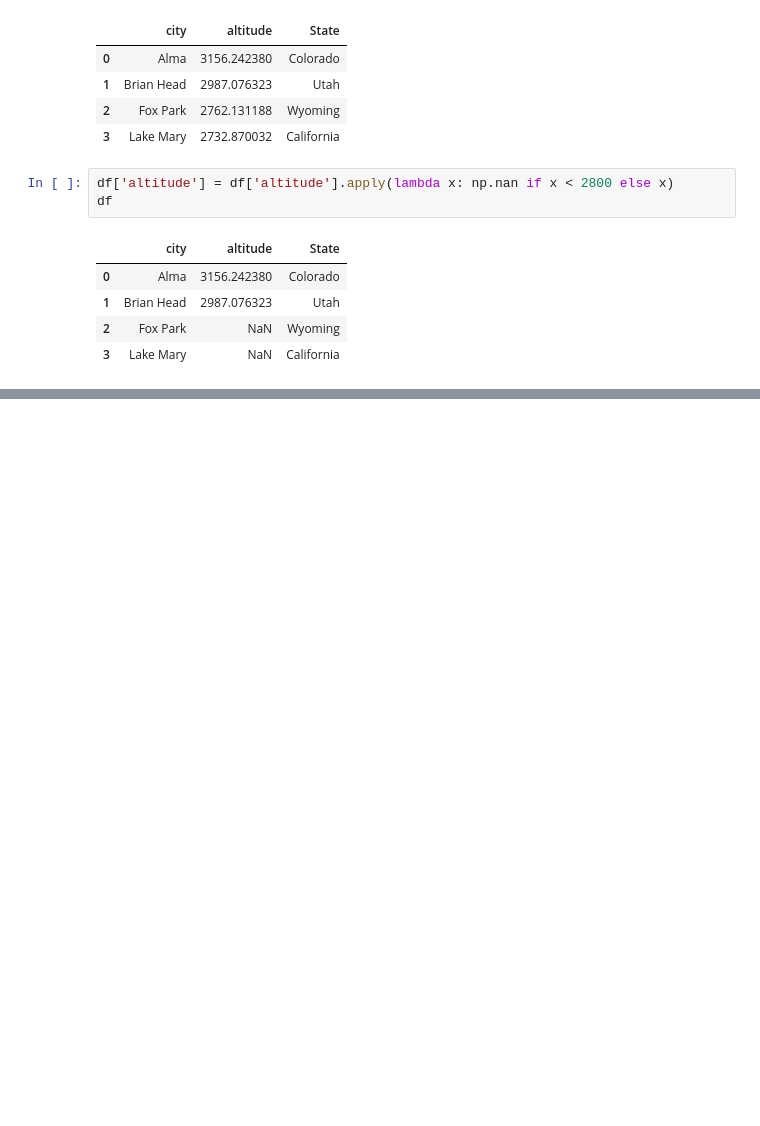
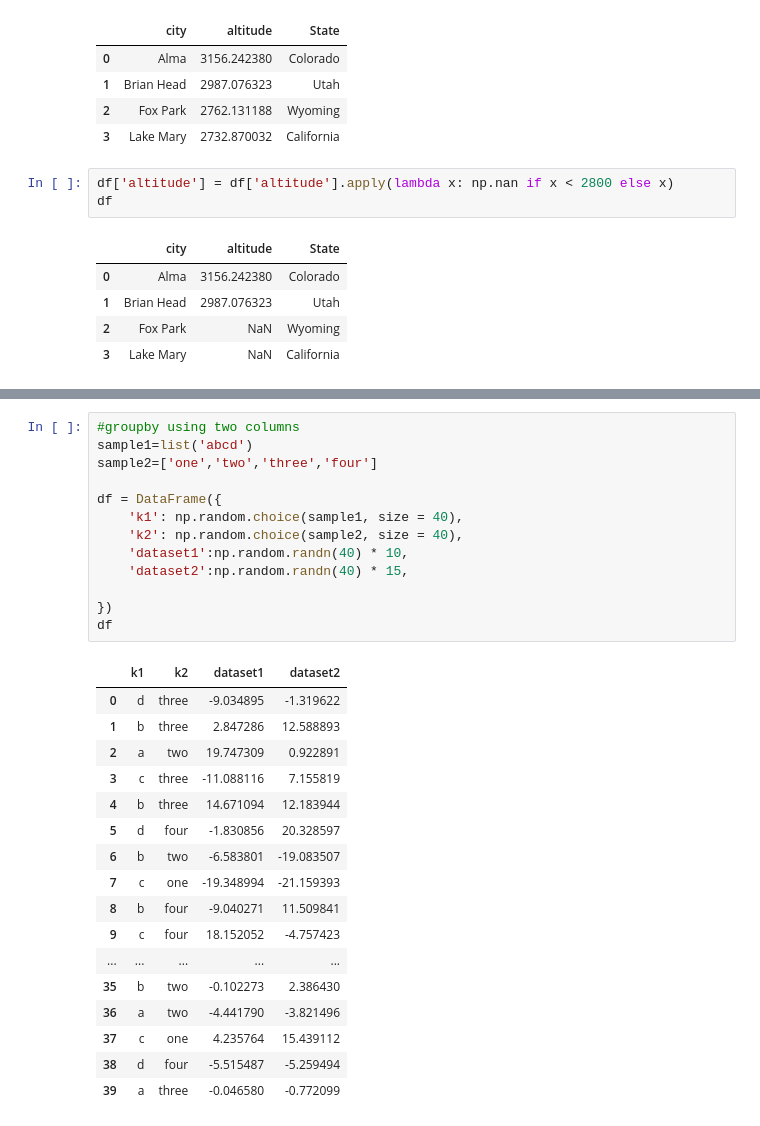
Before and after one commit to jacobsheehan728/CIS310, a Jupyter notebook: wk13/py_pandas_functions.ipynb, the cells around one changed output, grey strips where cells are left out. Drawn from its saved outputs; the diff is of its cells as text; blank space fills up the shorter version.

Commit message:
wk14: data analysis

```diff
--- a/wk13/py_pandas_functions.ipynb
+++ b/wk13/py_pandas_functions.ipynb
@@ -69,0 +257,31 @@ df
+# %%
+#groupby using two columns
+sample1=list('abcd')
+sample2=['one','two','three','four']
+
+df = DataFrame({
+    'k1': np.random.choice(sample1, size = 40),
+    'k2': np.random.choice(sample2, size = 40),
+    'dataset1':np.random.randn(40) * 10,
+    'dataset2':np.random.randn(40) * 15,
+
+})
+df
+# %% [output]
+|  | k1 | k2 | dataset1 | dataset2 |
+| 0 | d | three | -9.034895 | -1.319622 |
+| 1 | b | three | 2.847286 | 12.588893 |
+| 2 | a | two | 19.747309 | 0.922891 |
+| 3 | c | three | -11.088116 | 7.155819 |
+| 4 | b | three | 14.671094 | 12.183944 |
+| 5 | d | four | -1.830856 | 20.328597 |
+| 6 | b | two | -6.583801 | -19.083507 |
+| 7 | c | one | -19.348994 | -21.159393 |
+| 8 | b | four | -9.040271 | 11.509841 |
+| 9 | c | four | 18.152052 | -4.757423 |
+| ... | ... | ... | ... | ... |
+| 35 | b | two | -0.102273 | 2.386430 |
+| 36 | a | two | -4.441790 | -3.821496 |
+| 37 | c | one | 4.235764 | 15.439112 |
+| 38 | d | four | -5.515487 | -5.259494 |
+| 39 | a | three | -0.046580 | -0.772099 |
```
Also changed, not shown: parts of 26 cells of this notebook, 4 other files.
